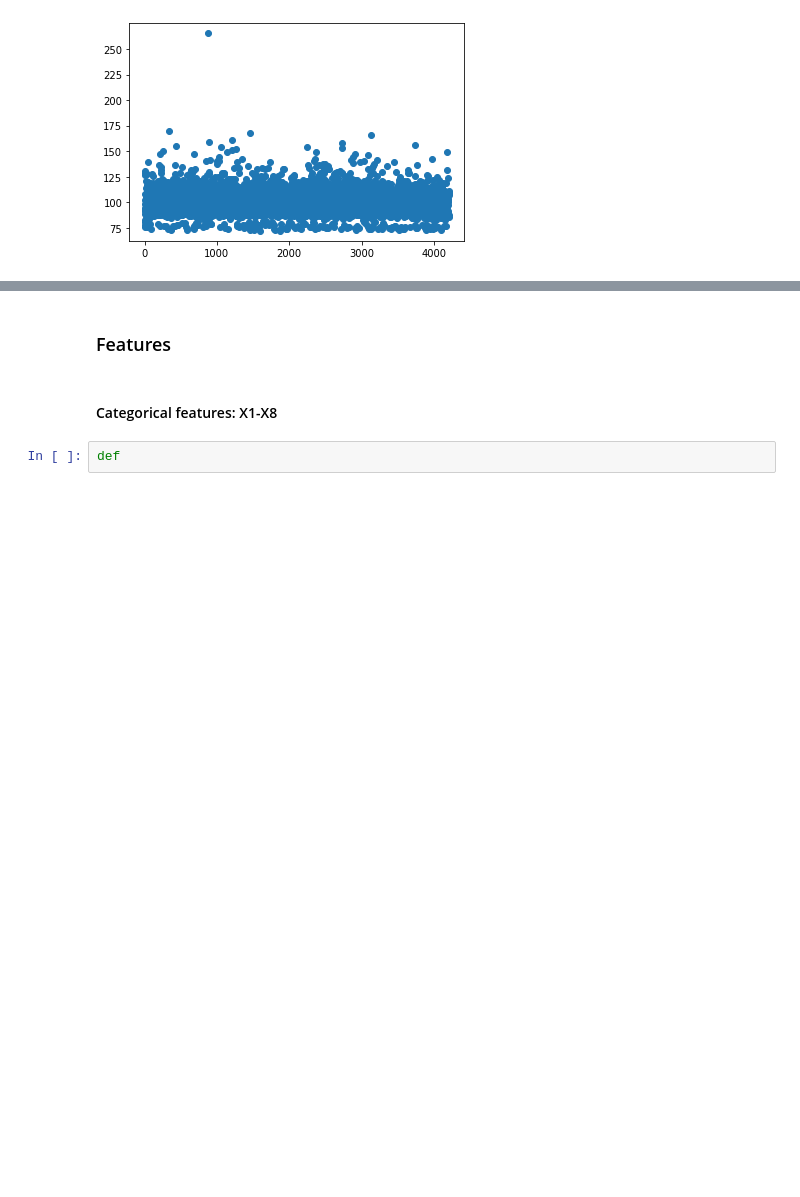
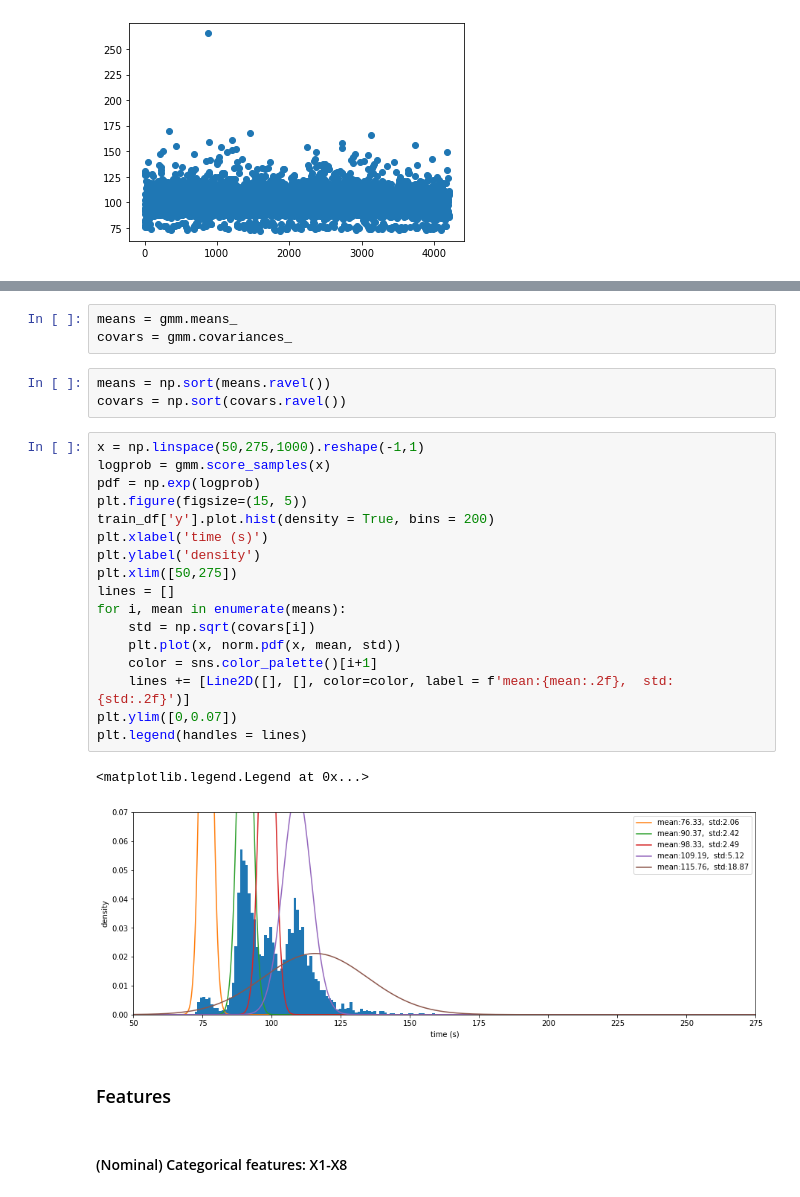
Before and after one commit to mashworth11/Kaggle-mercedes_benz_competition, a Jupyter notebook: EDA_jupyter.ipynb, the cells around one changed output, grey strips where cells are left out. Drawn from its saved outputs; the diff is of its cells as text; blank space fills up the shorter version.

```diff
--- a/EDA_jupyter.ipynb
+++ b/EDA_jupyter.ipynb
@@ -74,6 +105,30 @@ Text(0.5, 0, 'time (s)')
+# %%
+means = gmm.means_
+covars = gmm.covariances_
+# %%
+means = np.sort(means.ravel())
+covars = np.sort(covars.ravel())
+# %%
+x = np.linspace(50,275,1000).reshape(-1,1)
+logprob = gmm.score_samples(x)
+pdf = np.exp(logprob)
+plt.figure(figsize=(15, 5))
+train_df['y'].plot.hist(density = True, bins = 200)
+plt.xlabel('time (s)')
+plt.ylabel('density')
+plt.xlim([50,275])
+lines = []
+for i, mean in enumerate(means):
+    std = np.sqrt(covars[i])
+    plt.plot(x, norm.pdf(x, mean, std))
+    color = sns.color_palette()[i+1]
+    lines += [Line2D([], [], color=color, label = f'mean:{mean:.2f},  std:{std:.2f}')]
+plt.ylim([0,0.07])
+plt.legend(handles = lines)
+# %% [output]
+<matplotlib.legend.Legend at 0x...>
+[figure, added]
 # %% [markdown]
 ### Features
 # %% [markdown]
-#### Categorical features: X1-X8
+#### (Nominal) Categorical features: X1-X8
-# %%
-def
```
Also changed, not shown: parts of 33 cells of this notebook, 2 other files.
